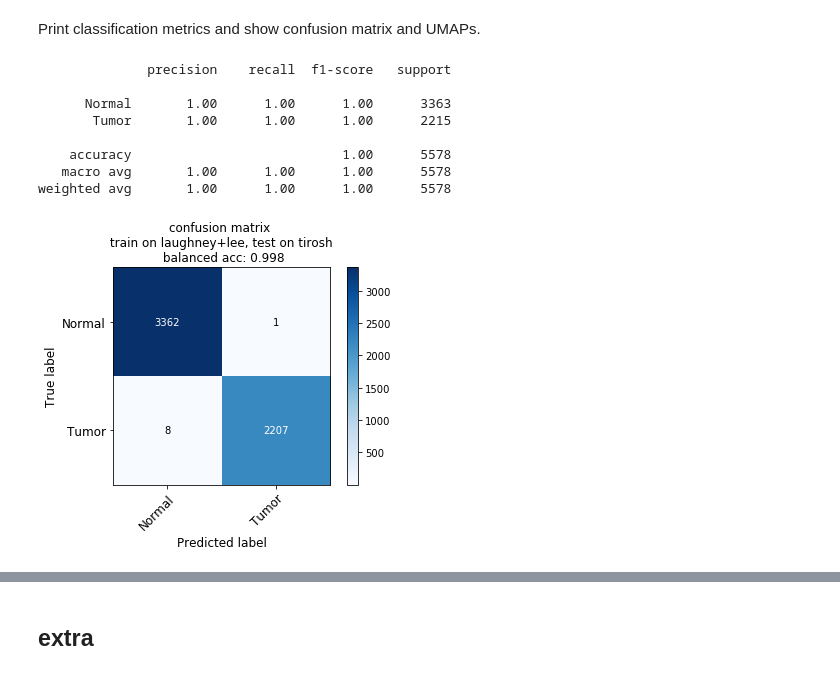
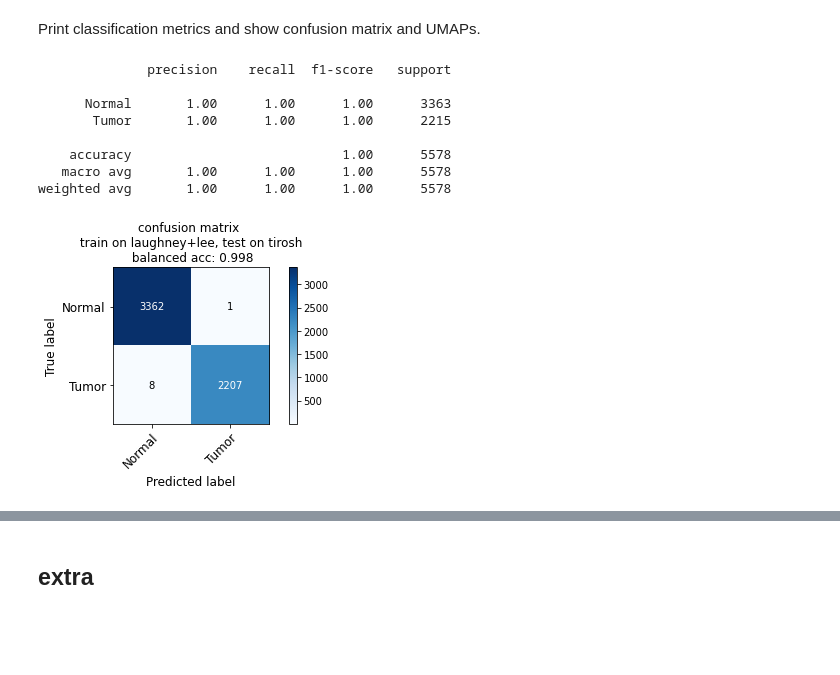
Before and after one commit to BIMSBbioinfo/ikarus, a Jupyter notebook: tutorial.ipynb, the cells around one changed output, grey strips where cells are left out. Drawn from its saved outputs; the diff is of its cells as text; code cells hidden in the pictures; blank space fills up the shorter version.

```diff
--- a/tutorial.ipynb
+++ b/tutorial.ipynb
@@ -171,7 +171,7 @@ def plot_confusion_matrix(
                 color="white" if cm[i, j] > thresh else "black",
             )
 
-    return ax
+    return fig, ax
 # %% [markdown]
 Compute UMAPs and store the adata object `adata_umap.h5ad`.
 # %%
@@ -190,24 +190,25 @@ Print classification metrics and show confusion matrix and UMAPs.
 # %%
 y = adata.obs.loc[:, 'tier_0']
 y_pred_lr = results['final_pred']
 acc = metrics.balanced_accuracy_score(y, y_pred_lr)
 print(metrics.classification_report(y, y_pred_lr, labels=['Normal', 'Tumor']))
-_ = plot_confusion_matrix(
+fig, ax = plot_confusion_matrix(
     y,
     y_pred_lr,
     classes=['Normal', 'Tumor'],
     title=f'confusion matrix \n train on laughney+lee, test on tirosh \n balanced acc: {acc:.3f}',
 )
+fig.tight_layout()
 # %% [output]
               precision    recall  f1-score   support
 
       Normal       1.00      1.00      1.00      3363
        Tumor       1.00      1.00      1.00      2215
 
     accuracy                           1.00      5578
    macro avg       1.00      1.00      1.00      5578
 weighted avg       1.00      1.00      1.00      5578
-[figure, old version]
+[figure, new version]
 # %%
 adata.obs.loc[:, 'tier_0_pred_correctness'] = 'wrongly assigned'
 adata.obs.loc[
```
Also changed, not shown: parts of 8 cells of this notebook.
